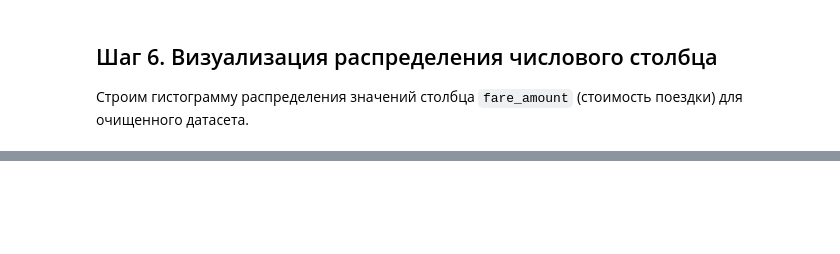
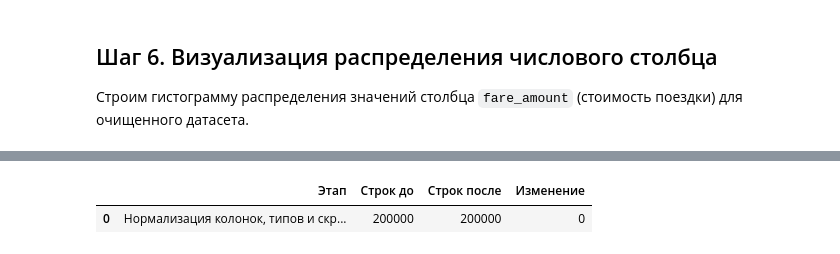
Before and after one commit to banana550/nyc_taxi, a Jupyter notebook: notebooks/02_data_cleaning.ipynb, the cells around one changed output, grey strips where cells are left out. Saved outputs shown, nothing was run; the diff lists cells and outputs as text; code cells hidden in the pictures; blank space fills up the shorter version.

```diff
--- a/notebooks/02_data_cleaning.ipynb
+++ b/notebooks/02_data_cleaning.ipynb
@@ -132,0 +212,5 @@ plt.show()
+# %%
+# Загрузка данных (если df еще не объявлен в памяти)
+input_file = root_dir / "data/interim/sample_200k.csv"
+df = concatenate_sources([input_file])
+print(f"Исходное число строк: {len(df)}")
@@ -132,0 +224,23 @@ plt.show()
+# %%
+from src.cleaning import enforce_types, reveal_hidden_nulls
+
+rows_before = len(df)
+
+df = normalize_column_names(df)
+df = enforce_types(df)
+df = reveal_hidden_nulls(df)
+
+rows_after = len(df)
+display(
+    pd.DataFrame(
+        {
+            "Этап": [
+                "Нормализация колонок, типов и скрытых пропусков"
+            ],
+            "Строк до": [rows_before],
+            "Строк после": [rows_after],
+            "Изменение": [rows_after - rows_before],
+        }
+    )
+)
+# %% [output]
@@ -132,0 +254,2 @@ plt.show()
+|  | Этап | Строк до | Строк после | Изменение |
+| 0 | Нормализация колонок, типов и скр... | 200000 | 200000 | 0 |
```
Also changed, not shown: parts of 17 cells of this notebook, 16 other files.
